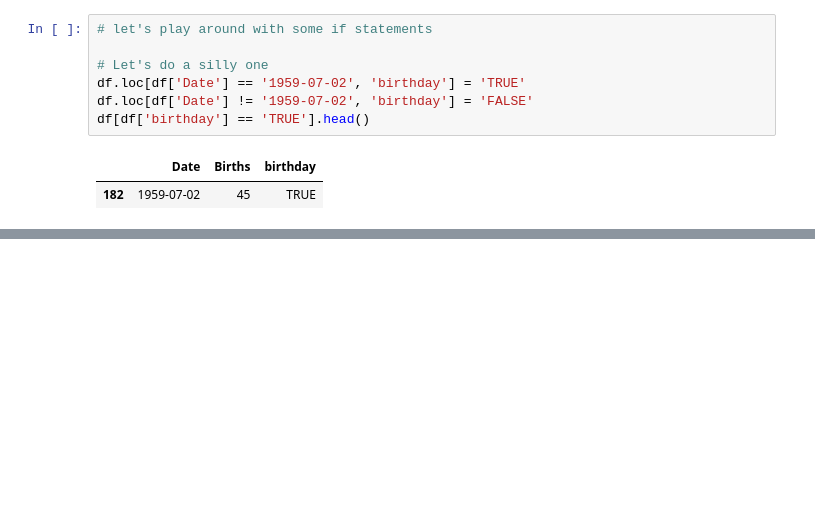
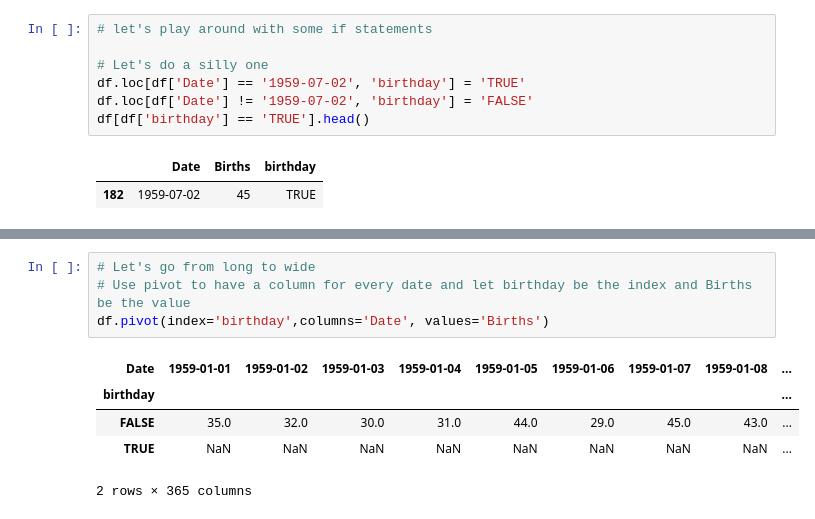
Before and after one commit to pierre-brendan/pandazoo, a Jupyter notebook: daily_female_births_pandaszoo.ipynb, the cells around one changed output, grey strips where cells are left out. Cells and saved outputs as stored; diff of their text form; blank space fills up the shorter version.

```diff
--- a/daily_female_births_pandaszoo.ipynb
+++ b/daily_female_births_pandaszoo.ipynb
@@ -57,0 +76,10 @@ df[df['birthday'] == 'TRUE'].head()
+# %%
+# Let's go from long to wide
+# Use pivot to have a column for every date and let birthday be the index and Births be the value
+df.pivot(index='birthday',columns='Date', values='Births')
+# %% [output]
+| Date | 1959-01-01 | 1959-01-02 | 1959-01-03 | 1959-01-04 | 1959-01-05 | 1959-01-06 | 1959-01-07 | 1959-01-08 | ... |
+| birthday |  |  |  |  |  |  |  |  | ... |
+| FALSE | 35.0 | 32.0 | 30.0 | 31.0 | 44.0 | 29.0 | 45.0 | 43.0 | ... |
+| TRUE | NaN | NaN | NaN | NaN | NaN | NaN | NaN | NaN | ... |
+2 rows × 365 columns
```
Also changed, not shown: parts of 2 cells of this notebook.
